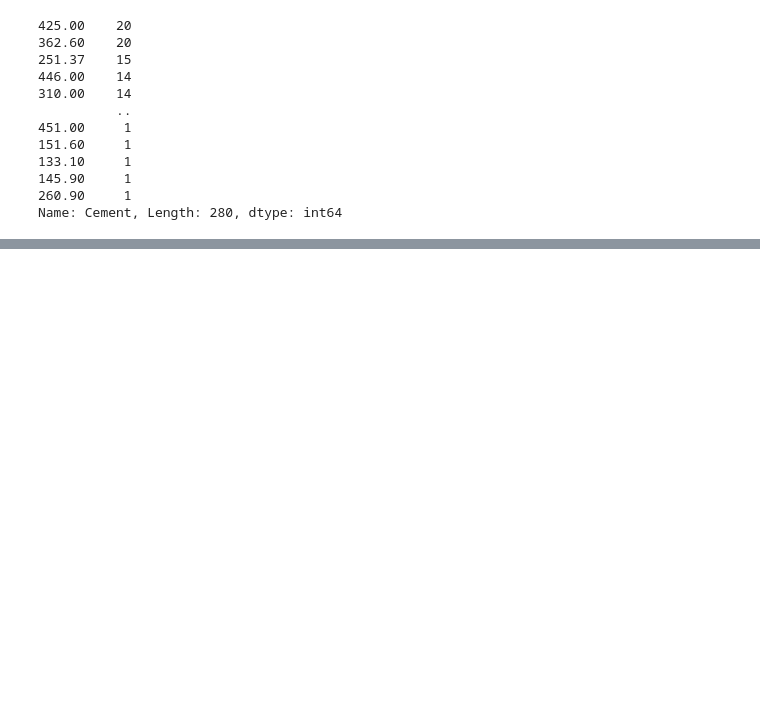
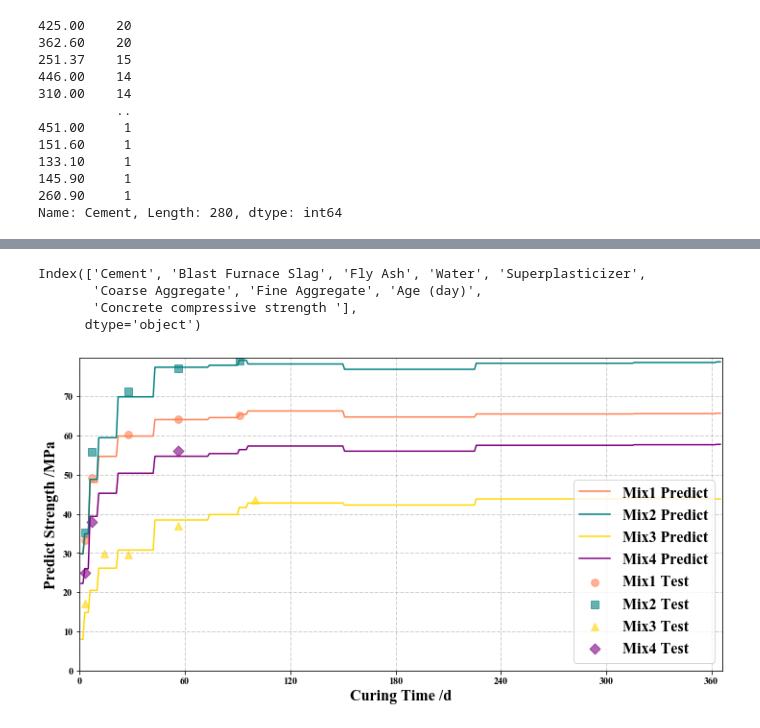
Before and after one commit to YaoXiao-CS/Work-Project-Collection, a Jupyter notebook: ML-利用机器学习预测混凝土抗压强度/【补充内容2】.ipynb, the cells around one changed output, grey strips where cells are left out. Cells and saved outputs as stored; diff of their text form; code cells hidden in the pictures; blank space fills up the shorter version.

Commit message:
Add time-dependent prediction of concrete compressive strength.

```diff
--- a/ML-利用机器学习预测混凝土抗压强度/【补充内容2】.ipynb
+++ b/ML-利用机器学习预测混凝土抗压强度/【补充内容2】.ipynb
@@ -149,0 +320,2 @@ Name: Cement, Length: 280, dtype: int64
+# %%
+selected4_index = [476,479, 482]
@@ -149,0 +450,11 @@ Name: Cement, Length: 280, dtype: int64
+# %%
+# Mix3-数据集构造.
+def construct_repeated_dataset(input_df, num_repeats):
+    testlist = input_df.head(1)
+    df_repeated = pd.concat([testlist] * num_repeats, ignore_index=True)
+    df_repeated = df_repeated.iloc[:, :8]
+    df_repeated['Age (day)'] = range(1, num_repeats + 1)
+    return df_repeated
+
+df_Mix4 = construct_repeated_dataset(df_cement_3, 365)
+df_Mix4
@@ -149,0 +477,7 @@ Name: Cement, Length: 280, dtype: int64
+# %%
+# 4中配合比的预测结果.
+cat_model = cat_model.fit(X, y)
+y_test_pred_Mix1 = cat_model.predict(np.array(df_Mix1))
+y_test_pred_Mix2 = cat_model.predict(np.array(df_Mix2))
+y_test_pred_Mix3 = cat_model.predict(np.array(df_Mix3))
+y_test_pred_Mix4 = cat_model.predict(np.array(df_Mix4))
@@ -149,0 +502,48 @@ Name: Cement, Length: 280, dtype: int64
+# %%
+df.columns
+# %% [output]
+Index(['Cement', 'Blast Furnace Slag', 'Fly Ash', 'Water', 'Superplasticizer',
+       'Coarse Aggregate', 'Fine Aggregate', 'Age (day)',
+       'Concrete compressive strength '],
+      dtype='object')
+# %%
+# 创建绘图
+fig = plt.figure(figsize=(12, 6))
+
+# 绘制预测结果
+plt.plot(np.arange(1, 366, 1), y_test_pred_Mix1, color='coral', linewidth=1.5, label='Mix1 Predict')
+plt.plot(np.arange(1, 366, 1), y_test_pred_Mix2, color='teal', linewidth=1.5, label='Mix2 Predict')
+plt.plot(np.arange(1, 366, 1), y_test_pred_Mix3, color='gold', linewidth=1.5, label='Mix3 Predict')  # 不同颜色
+plt.plot(np.arange(1, 366, 1), y_test_pred_Mix4, color='purple', linewidth=1.5, label='Mix4 Predict')  # 不同颜色
+
+# 绘制实测数据散点
+mix1_age = np.array([df['Age (day)'][i] for i in selected1_index])
+mix1_strength = np.array([df['Concrete compressive strength '][i] for i in selected1_index])
+
+mix2_age = np.array([df['Age (day)'][i] for i in selected2_index])
+mix2_strength = np.array([df['Concrete compressive strength '][i] for i in selected2_index])
+
+mix3_age = np.array([df['Age (day)'][i] for i in selected3_index])
+mix3_strength = np.array([df['Concrete compressive strength '][i] for i in selected3_index])
+
+mix4_age = np.array([df['Age (day)'][i] for i in selected4_index])
+mix4_strength = np.array([df['Concrete compressive strength '][i] for i in selected4_index])
+
+# 散点绘制（不同颜色和不同形状）
+plt.scatter(mix1_age, mix1_strength, color='coral', alpha=0.6, marker='o', s=60, label='Mix1 Test')  # 圆形
+plt.scatter(mix2_age, mix2_strength, color='teal', alpha=0.6, marker='s', s=60, label='Mix2 Test')   # 正方形
+plt.scatter(mix3_age, mix3_strength, color='gold', alpha=0.6, marker='^', s=60, label='Mix3 Test')   # 三角形
+plt.scatter(mix4_age, mix4_strength, color='purple', alpha=0.6, marker='D', s=60, label='Mix4 Test')  # 菱形
+
+# 添加标签和图例
+plt.legend(fontsize=16)
+plt.xlabel('Curing Time /d', fontsize=16)
+plt.ylabel('Predict Strength /MPa', fontsize=16)
+plt.grid(linestyle='--', linewidth=1, alpha=0.6)
+plt.xticks(np.arange(0, 366, 60))
+plt.yticks(np.arange(0, 80, 10))
+plt.xlim(0, 366)
+plt.ylim(0,80)
+plt.show()
+# %% [output]
+[figure, added]
```
Also changed, not shown: parts of 34 cells of this notebook, 5 other files.
